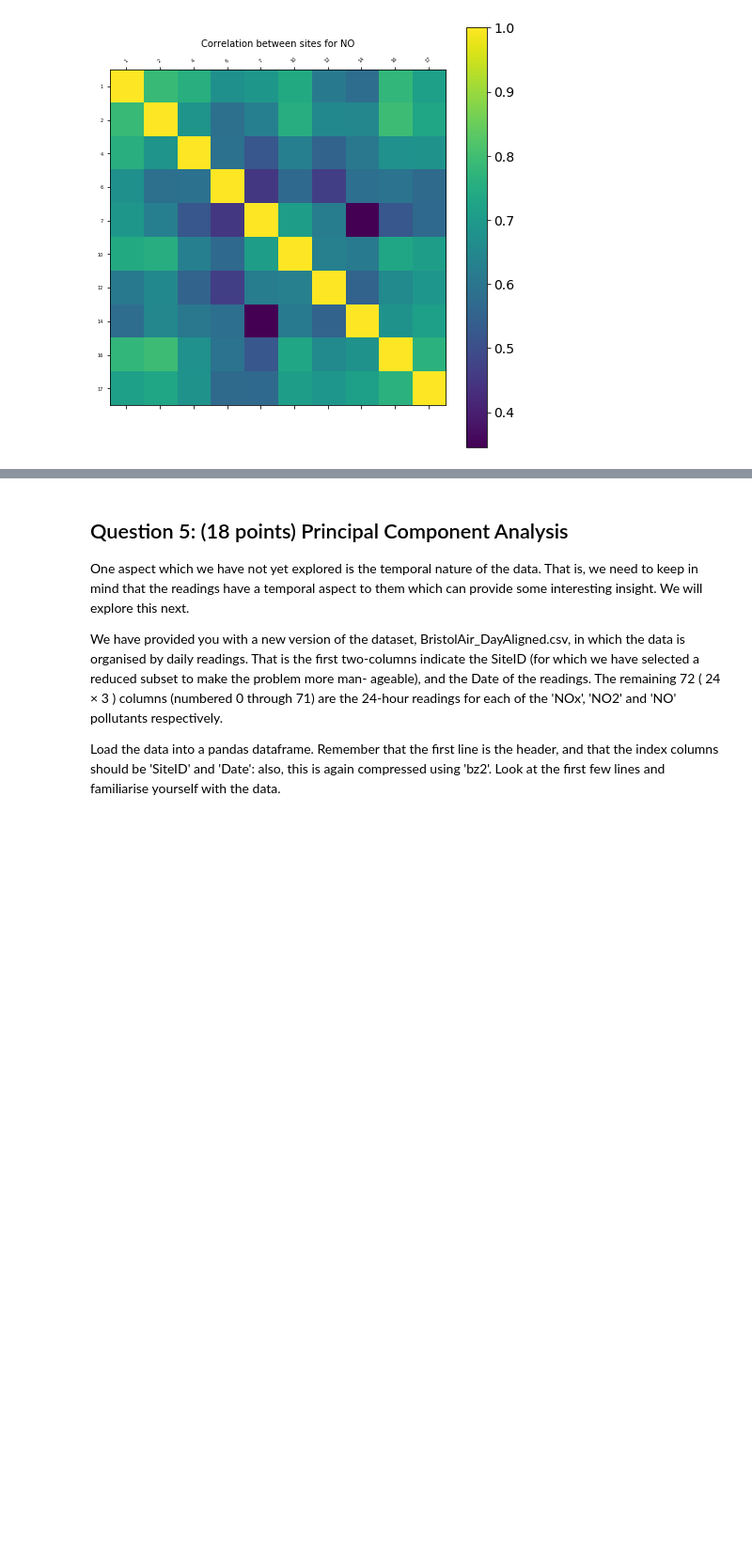
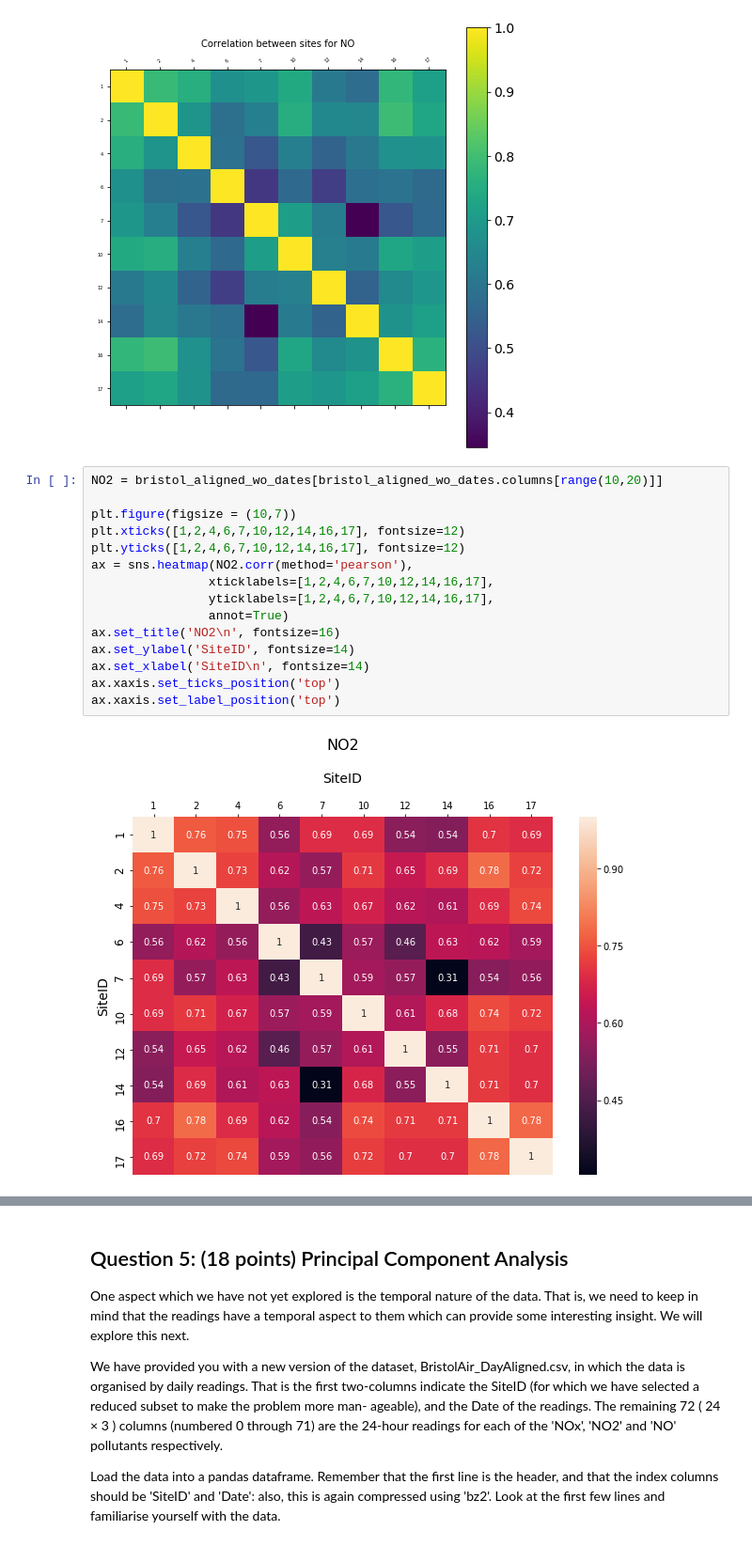
Before and after one commit to athiyadeviyani/Introductory-Applied-Machine-Learning, a Jupyter notebook: IAML_CW2.ipynb, the cells around one changed output, grey strips where cells are left out. Shown at 94% size. Saved outputs shown, nothing was run; the diff lists cells and outputs as text; blank space fills up the shorter version.

```diff
--- a/IAML_CW2.ipynb
+++ b/IAML_CW2.ipynb
@@ -1117,3 +1186,20 @@ Text(0.5, 1.05, 'Correlation between sites for NO')
 [figure]
 [figure]
 [figure]
+# %%
+NO2 = bristol_aligned_wo_dates[bristol_aligned_wo_dates.columns[range(10,20)]]
+
+plt.figure(figsize = (10,7))
+plt.xticks([1,2,4,6,7,10,12,14,16,17], fontsize=12)
+plt.yticks([1,2,4,6,7,10,12,14,16,17], fontsize=12)
+ax = sns.heatmap(NO2.corr(method='pearson'),
+                xticklabels=[1,2,4,6,7,10,12,14,16,17],
+                yticklabels=[1,2,4,6,7,10,12,14,16,17],
+                annot=True)
+ax.set_title('NO2\n', fontsize=16)
+ax.set_ylabel('SiteID', fontsize=14)
+ax.set_xlabel('SiteID\n', fontsize=14)
+ax.xaxis.set_ticks_position('top')
+ax.xaxis.set_label_position('top')
+# %% [output]
+[figure, added]
```
Also changed, not shown: parts of 117 cells of this notebook, 2 other files.
